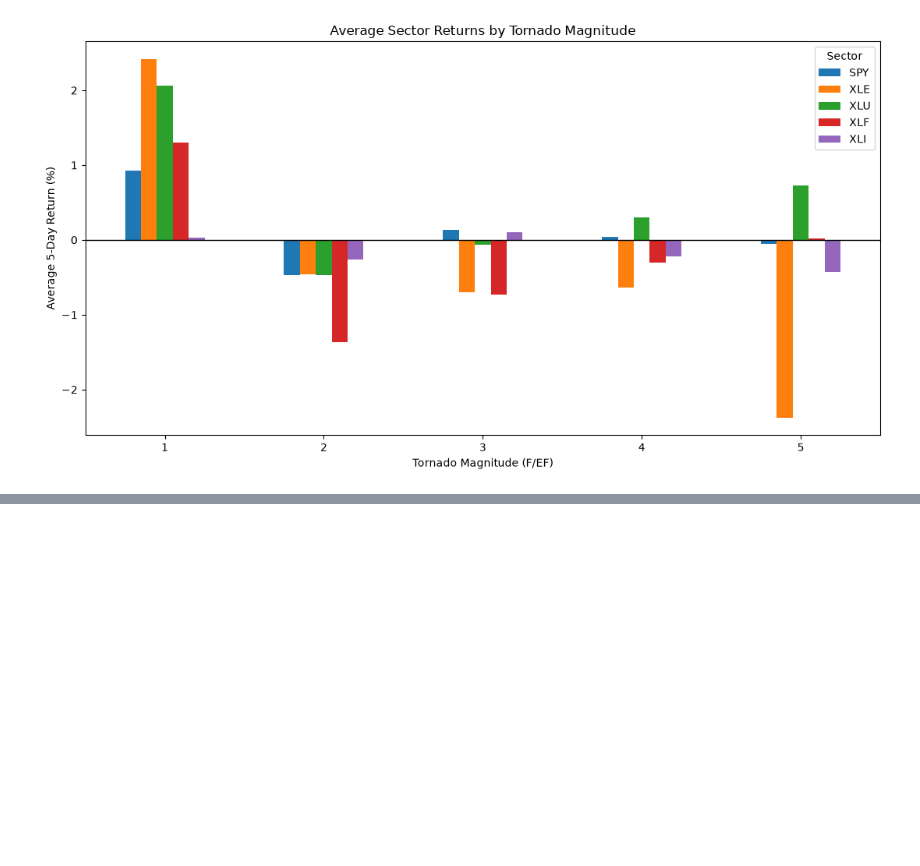
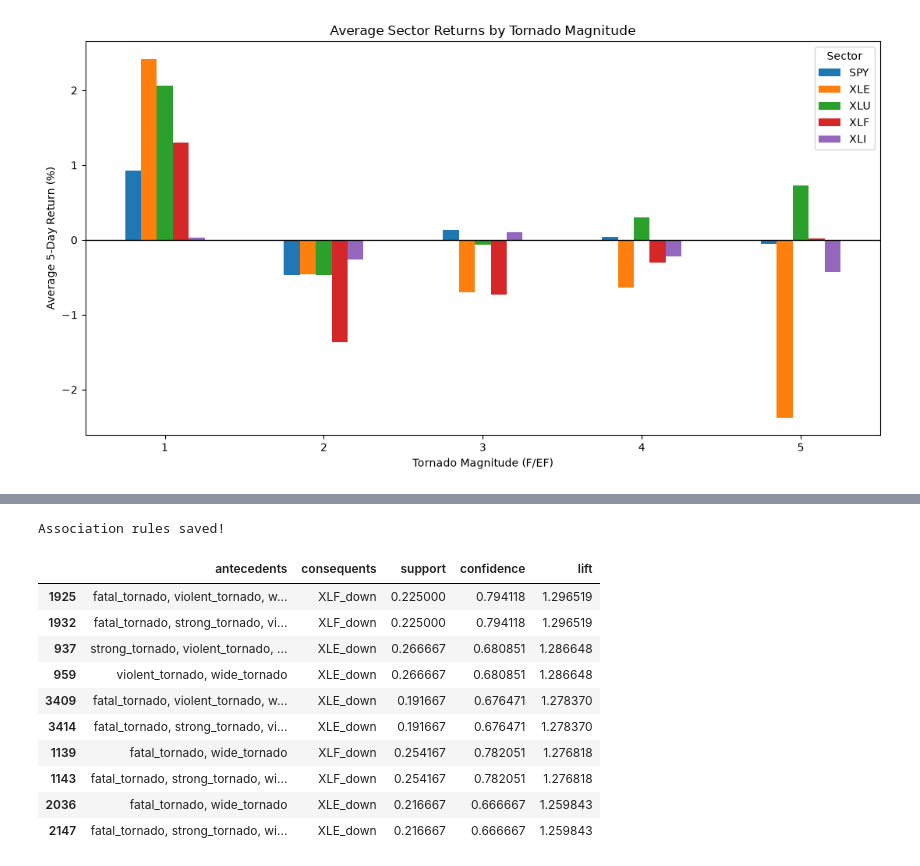
Before and after one commit to JoeNeglia/Natural_Disaster_Stock_Market, a Jupyter notebook: code/data_analysis/tornadoes/tornadoes.ipynb, the cells around one changed output, grey strips where cells are left out. Drawn from its saved outputs; the diff is of its cells as text; code cells hidden in the pictures; blank space fills up the shorter version.

```diff
--- a/code/data_analysis/tornadoes/tornadoes.ipynb
+++ b/code/data_analysis/tornadoes/tornadoes.ipynb
@@ -599,0 +854,38 @@ plt.show()
+# %%
+
+# Make a copy of the association rules
+tornado_rules = rules.copy()
+
+# Convert itemsets to readable strings
+for col in ["antecedents", "consequents"]:
+    tornado_rules[col] = tornado_rules[col].apply(
+        lambda x: ", ".join(sorted(x))
+    )
+
+# Save results
+tornado_rules.to_csv(
+    "tornado_report/tornado_association_rules.csv",
+    index=False
+)
+
+print("Association rules saved!")
+
+display(
+    tornado_rules[
+        ["antecedents", "consequents",
+         "support", "confidence", "lift"]
+    ].head(10)
+)
+# %% [output]
+Association rules saved!
+|  | antecedents | consequents | support | confidence | lift |
+| 1925 | fatal_tornado, violent_tornado, w... | XLF_down | 0.225000 | 0.794118 | 1.296519 |
+| 1932 | fatal_tornado, strong_tornado, vi... | XLF_down | 0.225000 | 0.794118 | 1.296519 |
+| 937 | strong_tornado, violent_tornado, ... | XLE_down | 0.266667 | 0.680851 | 1.286648 |
+| 959 | violent_tornado, wide_tornado | XLE_down | 0.266667 | 0.680851 | 1.286648 |
+| 3409 | fatal_tornado, violent_tornado, w... | XLE_down | 0.191667 | 0.676471 | 1.278370 |
+| 3414 | fatal_tornado, strong_tornado, vi... | XLE_down | 0.191667 | 0.676471 | 1.278370 |
+| 1139 | fatal_tornado, wide_tornado | XLF_down | 0.254167 | 0.782051 | 1.276818 |
+| 1143 | fatal_tornado, strong_tornado, wi... | XLF_down | 0.254167 | 0.782051 | 1.276818 |
+| 2036 | fatal_tornado, wide_tornado | XLE_down | 0.216667 | 0.666667 | 1.259843 |
+| 2147 | fatal_tornado, strong_tornado, wi... | XLE_down | 0.216667 | 0.666667 | 1.259843 |
```
Also changed, not shown: parts of 5 cells of this notebook, 10 other files.
